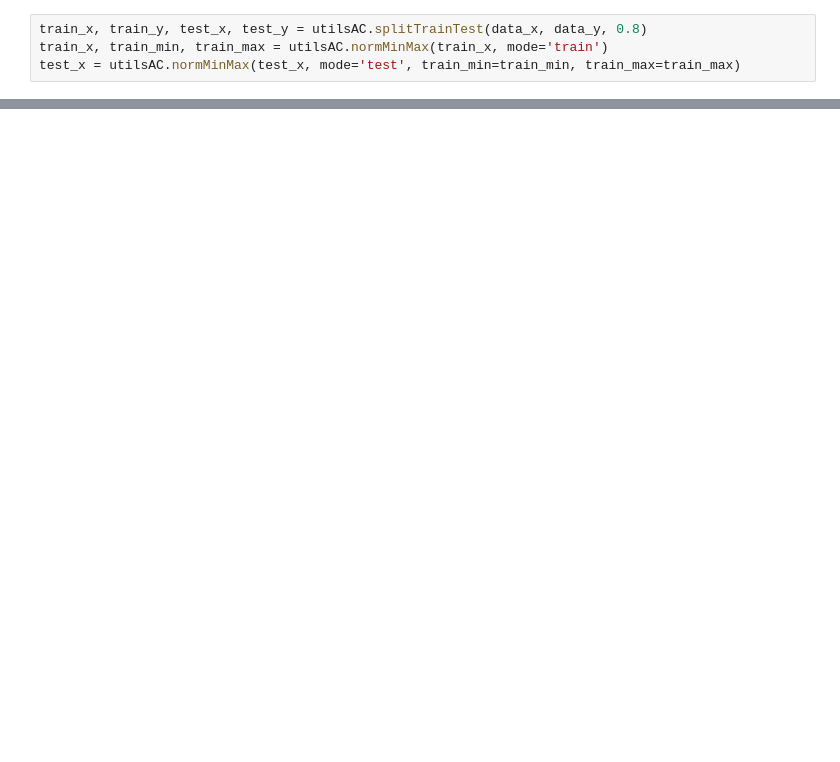
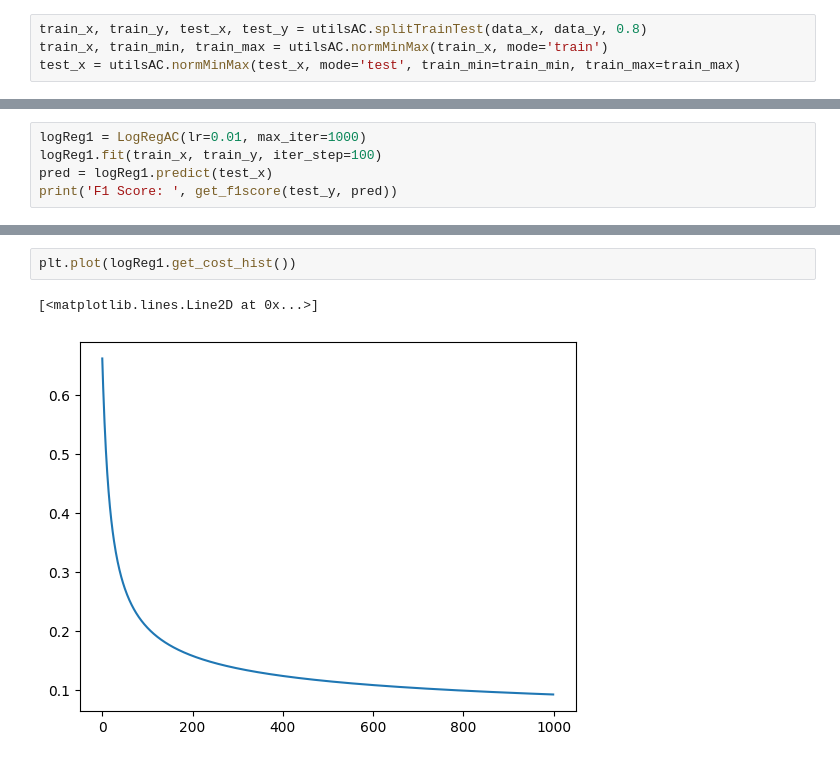
Before and after one commit to AbinashChetia/log_reg_ac, a Jupyter notebook: eg_logReg.ipynb, the cells around one changed output, grey strips where cells are left out. Saved outputs shown, nothing was run; the diff lists cells and outputs as text; blank space fills up the shorter version.

```diff
--- a/eg_logReg.ipynb
+++ b/eg_logReg.ipynb
@@ -44,0 +121,5 @@ test_x = utilsAC.normMinMax(test_x, mode='test', train_min=train_min, train_max=
+# %%
+logReg1 = LogRegAC(lr=0.01, max_iter=1000)
+logReg1.fit(train_x, train_y, iter_step=100)
+pred = logReg1.predict(test_x)
+print('F1 Score: ', get_f1score(test_y, pred))
@@ -44,0 +138,5 @@ test_x = utilsAC.normMinMax(test_x, mode='test', train_min=train_min, train_max=
+# %%
+plt.plot(logReg1.get_cost_hist())
+# %% [output]
+[<matplotlib.lines.Line2D at 0x...>]
+[figure, added]
```
Also changed, not shown: parts of 5 cells of this notebook, 1 other file.
